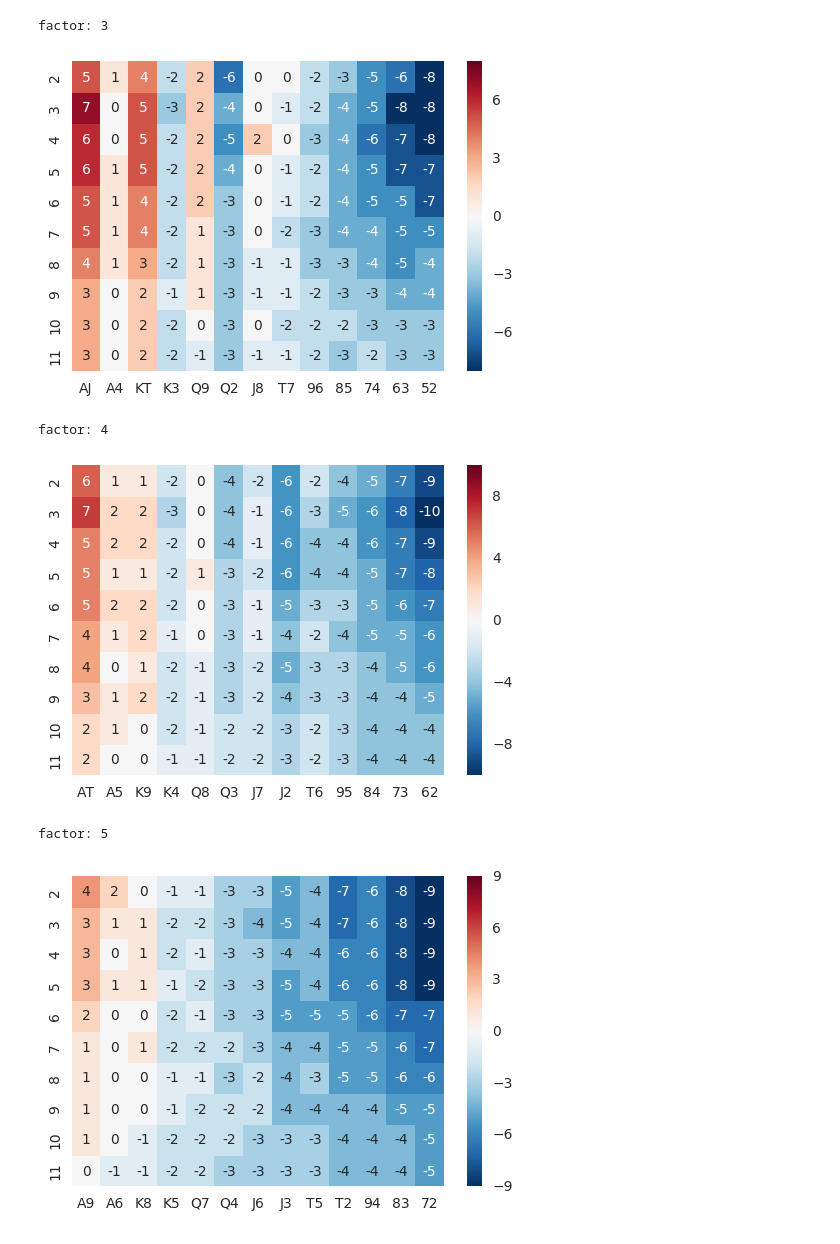
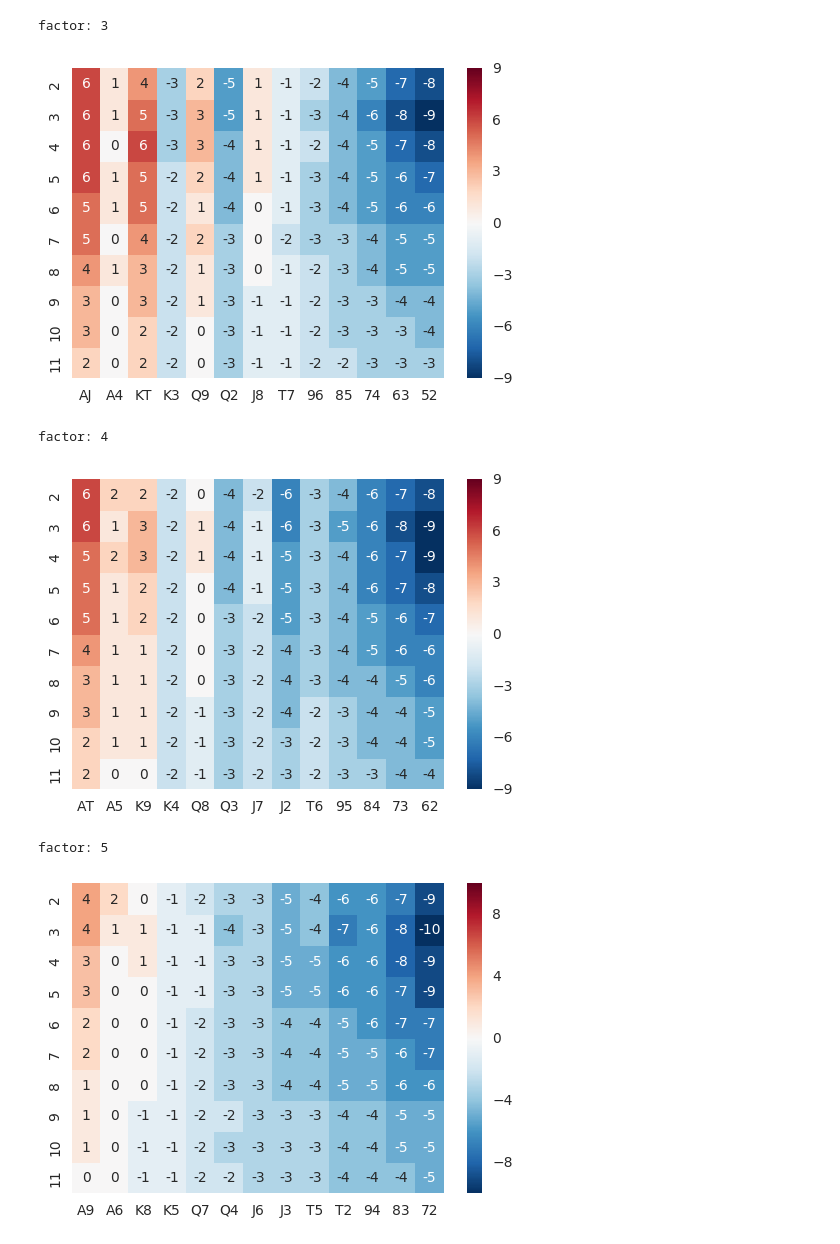
Before and after one commit to nullhack/poker, a Jupyter notebook: Poker Simulator Tests.ipynb, the cells around one changed output. Saved outputs shown, nothing was run; the diff lists cells and outputs as text; code cells hidden in the pictures.

```diff
--- a/Poker Simulator Tests.ipynb
+++ b/Poker Simulator Tests.ipynb
@@ -26,19 +26,19 @@ from matplotlib import pyplot as plt
 
 suits = ['♠','♣']
 ranks = {2:'2',3:'3',4:'4',5:'5',6:'6',7:'7',8:'8',9:'9',10:'T',11:'J',12:'Q',13:'K',14:'A'}
-hands_list = [sorted([sorted([n+2,(n+i)%13+2], reverse=True) for n in range(13)], reverse=True) for i in range(8)]
+hands_list = [sorted([sorted([n+2,(n+i)%13+2], reverse=True) for n in range(13)], reverse=True) for i in range(7)]
 hands_list = [[[ranks[h[0]]+suits[0], ranks[h[1]]+suits[1]] for h in l] for l in hands_list]
 # %%
 x = TexasHoldem()
 num_players = 10
 num_ranks = 13
-num_samples = 10000
+num_samples = 50000
 factor_dif = len(hands_list)
 M = [numpy.zeros(shape=(num_players, num_ranks)) for _ in range(factor_dif)]
 
 
 for factor in range(factor_dif):
-    print(factor/7)
+    print(factor/6)
     for nplayer in range(num_players):
         for nrank in range(num_ranks):
             hand = hands_list[factor][nrank]
@@ -71,7 +70,7 @@ for i in range(num_players):
         N[i][j] = 1/(i+2)
 # %%
 num_players = 10
-factor_dif = len(hands_list)-1
+factor_dif = len(hands_list)
 Index= list(range(2,num_players+2))
 for factor in range(factor_dif):
     print('factor:', factor)
@@ -80,7 +79,7 @@ for factor in range(factor_dif):
     X = M[factor]-N
     X = [[int(round(100*x,0)) for x in l] for l in X]
     df = DataFrame((X), index=Index, columns=Cols)
-    sns.heatmap(df.iloc[:,:13], annot=True)
+    sns.heatmap(df, annot=True)
     plt.show()
 # %% [output]
 factor: 0
@@ -92,7 +91,7 @@ factor: 2
 factor: 3
-[figure, old version]
+[figure, new version]
 factor: 4
-[figure, old version]
+[figure, new version]
 factor: 5
-[figure, old version]
+[figure, new version]
 factor: 6
```
Also changed, not shown: parts of 2 cells of this notebook.
